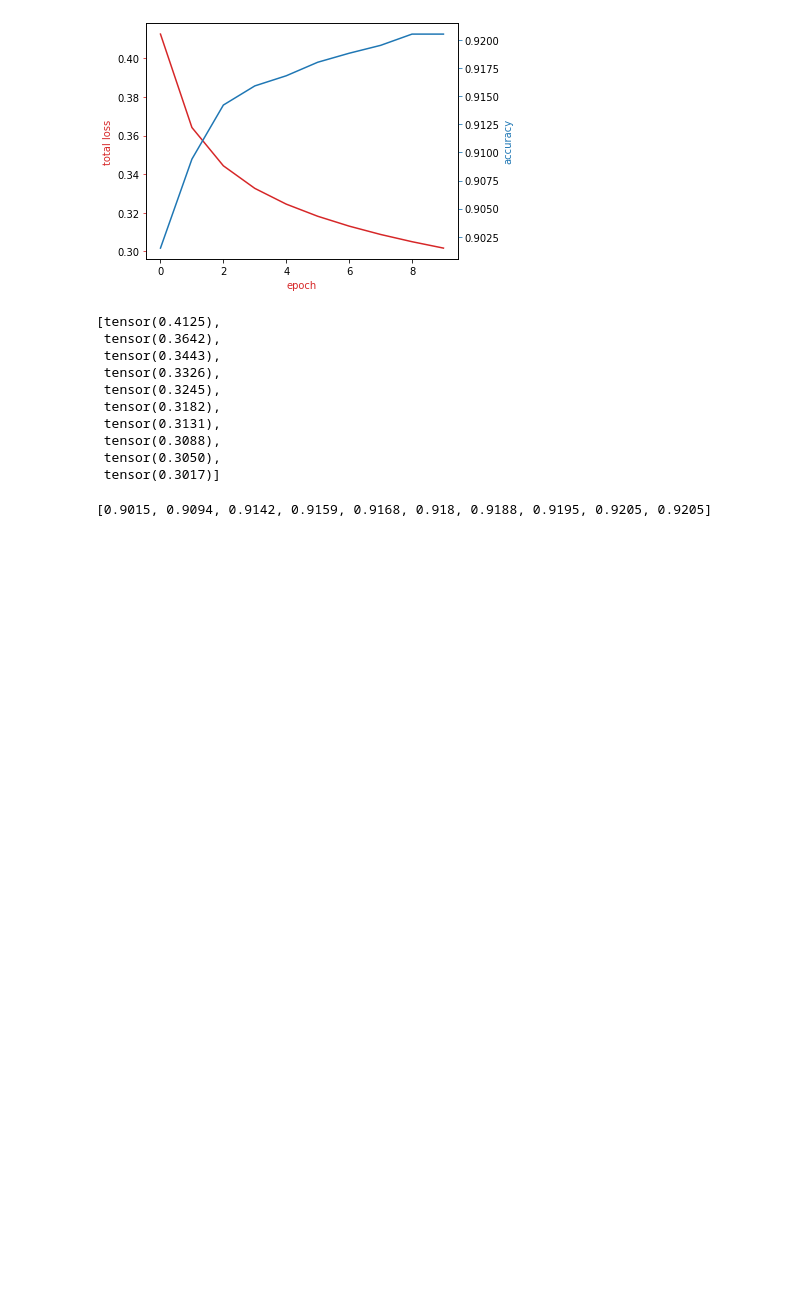
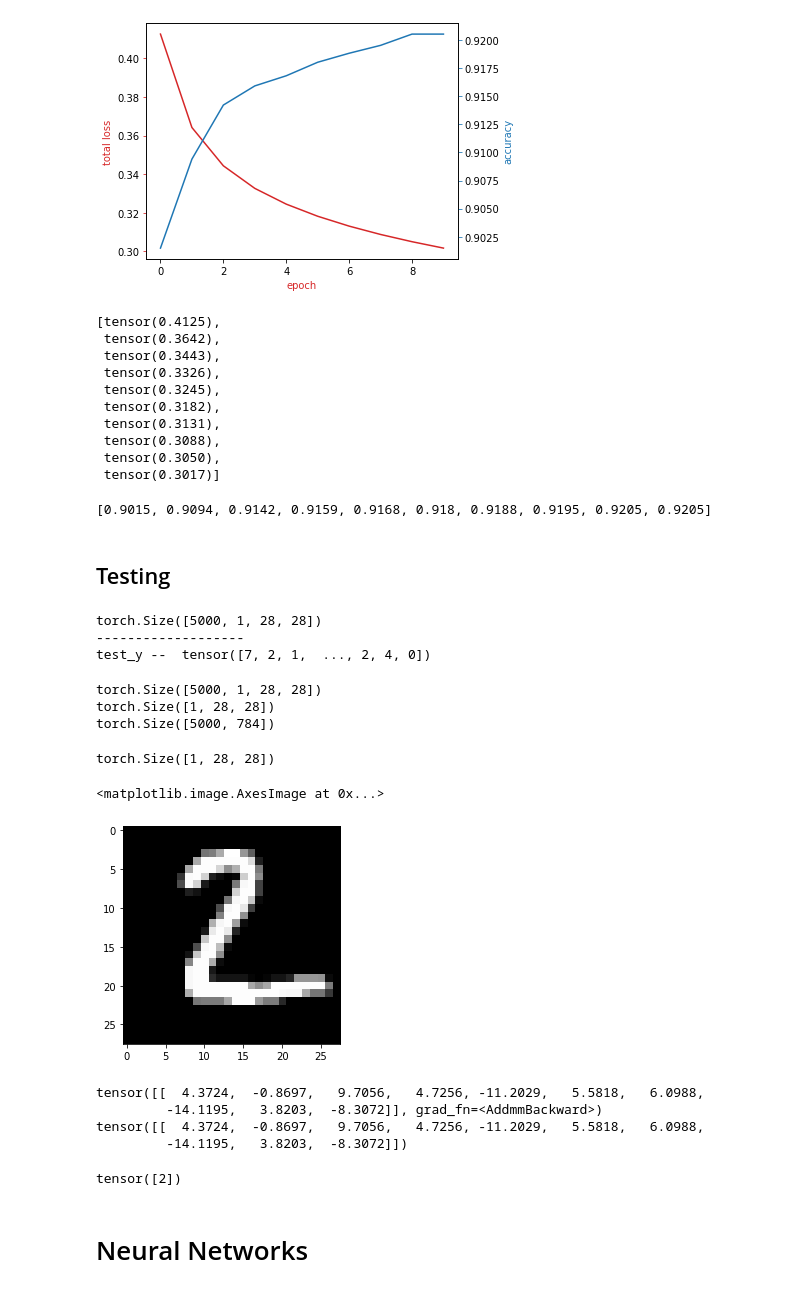
Before and after one commit to ramkumarr02/PyTorch-Basics, a Jupyter notebook: PyTorch_Basics.ipynb, the cells around one changed output. Saved outputs shown, nothing was run; the diff lists cells and outputs as text; code cells hidden in the pictures; blank space fills up the shorter version.

```diff
--- a/PyTorch_Basics.ipynb
+++ b/PyTorch_Basics.ipynb
@@ -1297,3 +1297,53 @@ loss_list
 accuracy_list
 # %% [output]
 [0.9015, 0.9094, 0.9142, 0.9159, 0.9168, 0.918, 0.9188, 0.9195, 0.9205, 0.9205]
+# %% [markdown]
+## Testing
+# %%
+i = 0
+for test_x, test_y in validation_loader:
+    print(test_x.shape)
+    print('-------------------')
+    print("test_y -- ",test_y)
+    i = i + 1
+    if i > 0:
+        break
+# %% [output]
+torch.Size([5000, 1, 28, 28])
+-------------------
+test_y --  tensor([7, 2, 1,  ..., 2, 4, 0])
+# %%
+print(test_x.shape)
+print(test_x[1].shape)
+print(test_x.view(-1,28*28).shape)
+# %% [output]
+torch.Size([5000, 1, 28, 28])
+torch.Size([1, 28, 28])
+torch.Size([5000, 784])
+# %%
+one_sample = test_x[1]
+print(one_sample.shape)
+# %% [output]
+torch.Size([1, 28, 28])
+# %%
+plt.imshow(one_sample.numpy().reshape(28, 28), cmap = 'gray')
+# %% [output]
+<matplotlib.image.AxesImage at 0x...>
+[figure, added]
+# %%
+z_new = model(one_sample.view(-1,28*28))
+print(z_new)
+print(z_new.data)
+# %% [output]
+tensor([[  4.3724,  -0.8697,   9.7056,   4.7256, -11.2029,   5.5818,   6.0988,
+         -14.1195,   3.8203,  -8.3072]], grad_fn=<AddmmBackward>)
+tensor([[  4.3724,  -0.8697,   9.7056,   4.7256, -11.2029,   5.5818,   6.0988,
+         -14.1195,   3.8203,  -8.3072]])
+# %%
+_, y_hat = torch.max(z_new.data, 1)
+y_hat
+# Predicted correctly as 2
+# %% [output]
+tensor([2])
+# %% [markdown]
+# Neural Networks
```
Also changed, not shown: parts of 2 cells of this notebook.
